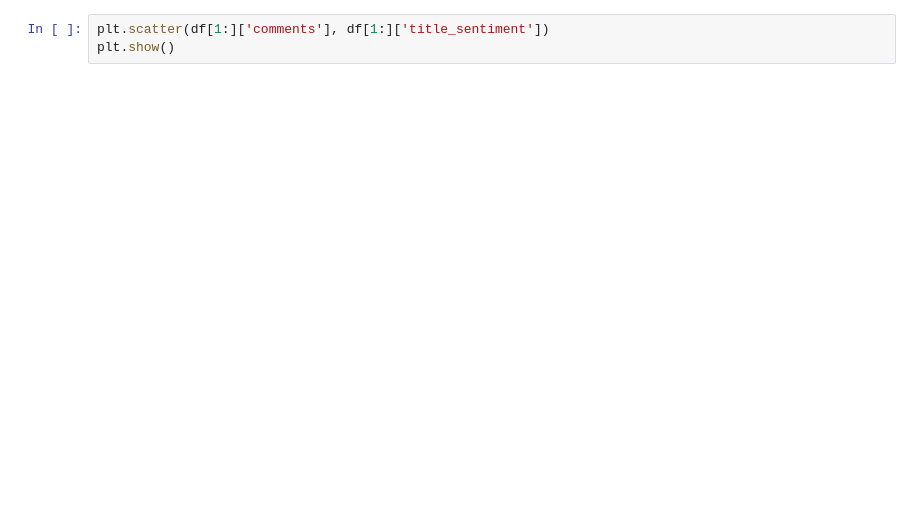
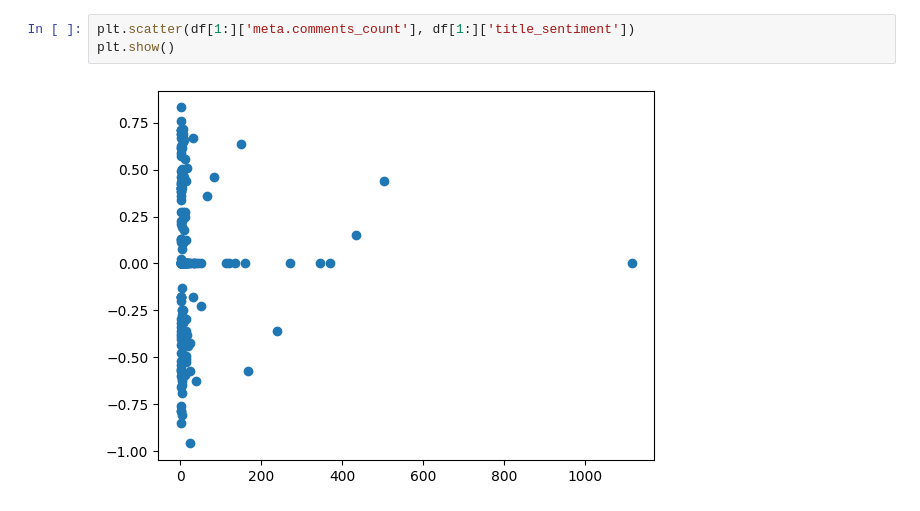
Before and after one commit to mindsresearch/disability_trends, a Jupyter notebook: code/scrape/reddit_playground.ipynb, the cells around one changed output. Drawn from its saved outputs; the diff is of its cells as text; blank space fills up the shorter version.

```diff
--- a/code/scrape/reddit_playground.ipynb
+++ b/code/scrape/reddit_playground.ipynb
@@ -93,3 +180,5 @@ plt.show()
 # %%
-plt.scatter(df[1:]['comments'], df[1:]['title_sentiment'])
+plt.scatter(df[1:]['meta.comments_count'], df[1:]['title_sentiment'])
 plt.show()
+# %% [output]
+[figure, added]
```
Also changed, not shown: parts of 7 cells of this notebook, 2 other files.
